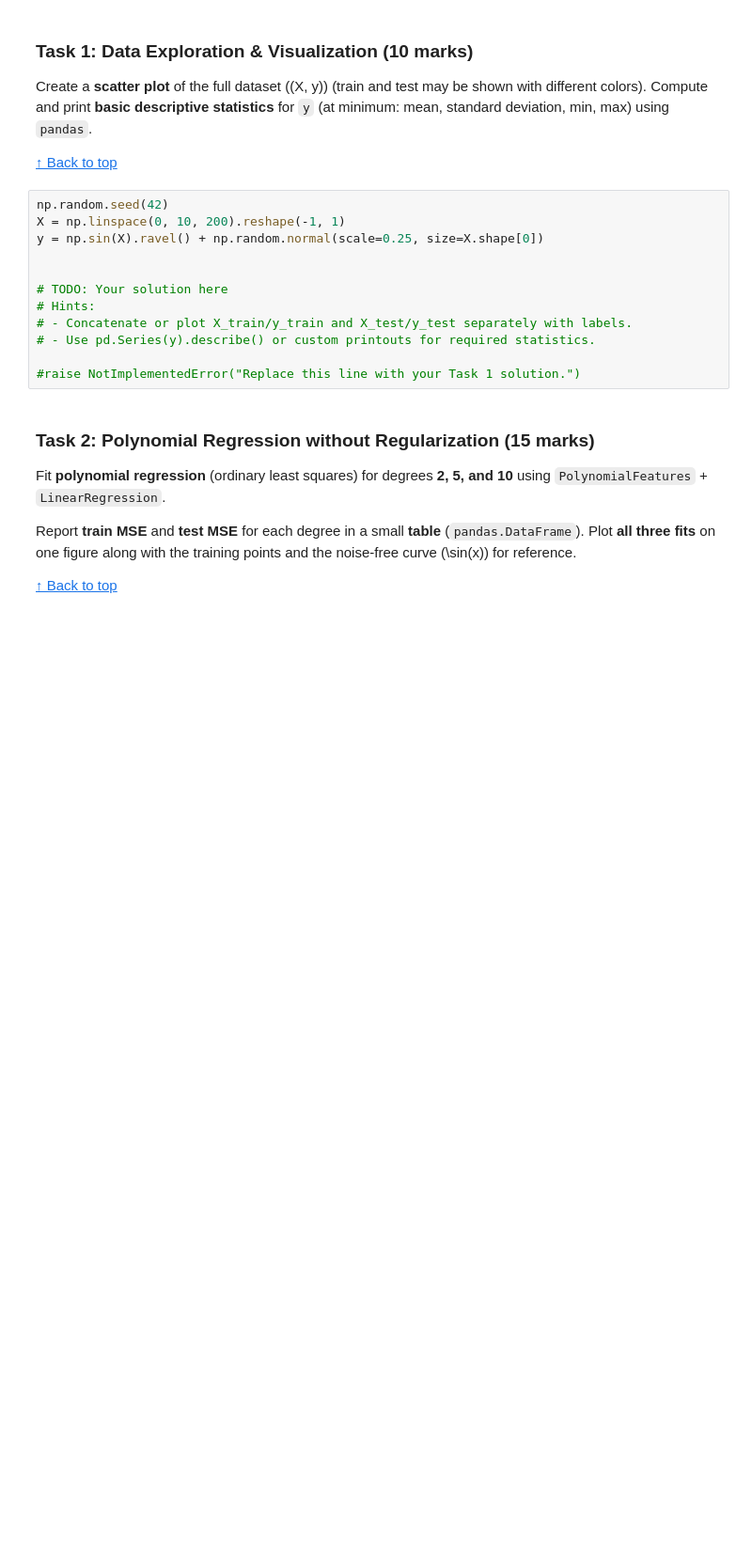
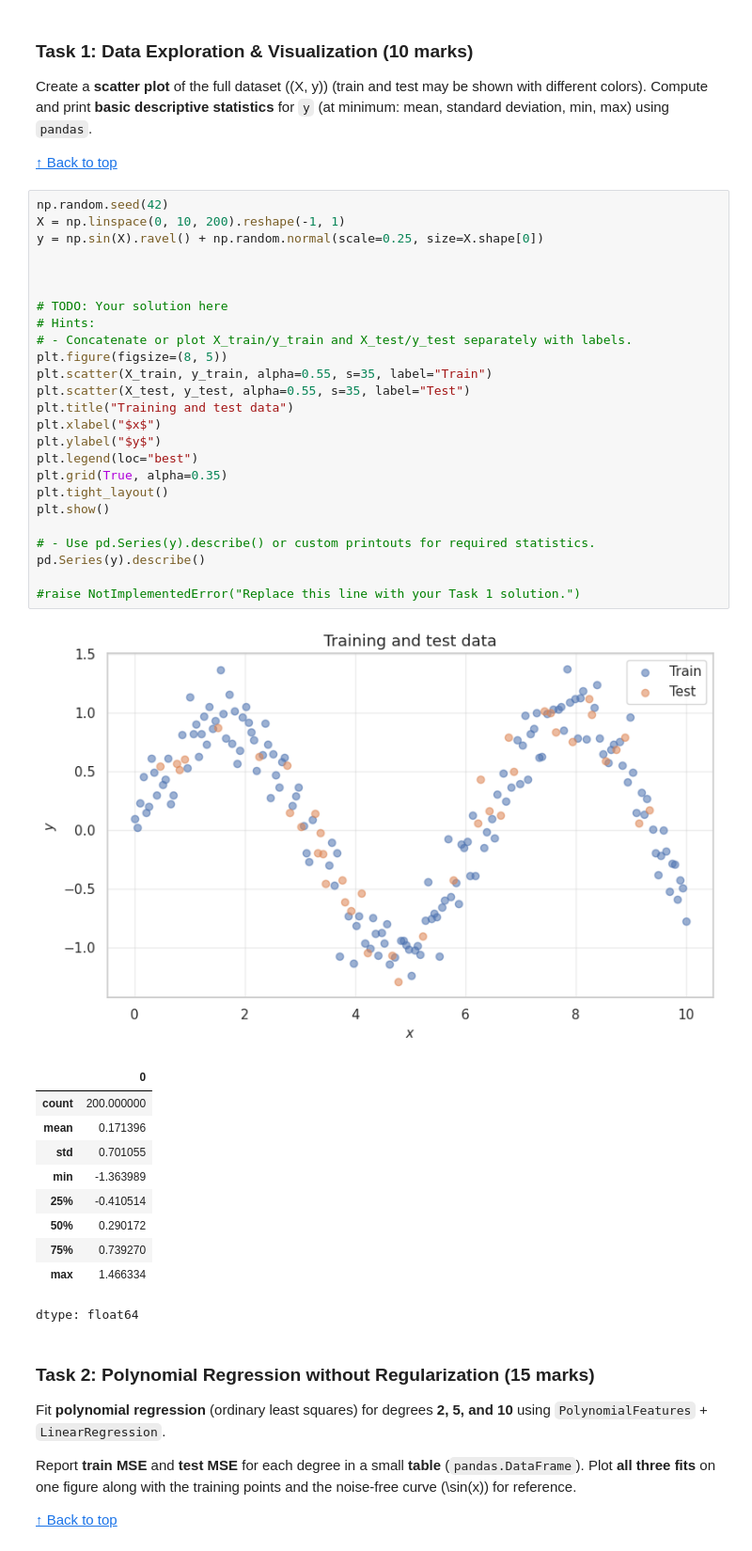
Before and after one commit to Sultonmahmudov/week1-lab201, a Jupyter notebook: Polynomial_Regression.ipynb, the cells around one changed output. Shown at 94% size. Cells and saved outputs as stored; diff of their text form; blank space fills up the shorter version.

```diff
--- a/Polynomial_Regression.ipynb
+++ b/Polynomial_Regression.ipynb
@@ -556,15 +596,40 @@ Create a **scatter plot** of the full dataset \((X, y)\) (train and test may be
 # %%
 np.random.seed(42)
 X = np.linspace(0, 10, 200).reshape(-1, 1)
 y = np.sin(X).ravel() + np.random.normal(scale=0.25, size=X.shape[0])
 
 
+
 # TODO: Your solution here
 # Hints:
 # - Concatenate or plot X_train/y_train and X_test/y_test separately with labels.
+plt.figure(figsize=(8, 5))
+plt.scatter(X_train, y_train, alpha=0.55, s=35, label="Train")
+plt.scatter(X_test, y_test, alpha=0.55, s=35, label="Test")
+plt.title("Training and test data")
+plt.xlabel("$x$")
+plt.ylabel("$y$")
+plt.legend(loc="best")
+plt.grid(True, alpha=0.35)
+plt.tight_layout()
+plt.show()
+
 # - Use pd.Series(y).describe() or custom printouts for required statistics.
+pd.Series(y).describe()
 
 #raise NotImplementedError("Replace this line with your Task 1 solution.")
+# %% [output]
+[figure, added]
+|  | 0 |
+| count | 200.000000 |
+| mean | 0.171396 |
+| std | 0.701055 |
+| min | -1.363989 |
+| 25% | -0.410514 |
+| 50% | 0.290172 |
+| 75% | 0.739270 |
+| max | 1.466334 |
+dtype: float64
 # %% [markdown]
 ### Task 2: Polynomial Regression without Regularization (**15 marks**)
 
```
Also changed, not shown: parts of 18 cells of this notebook.
